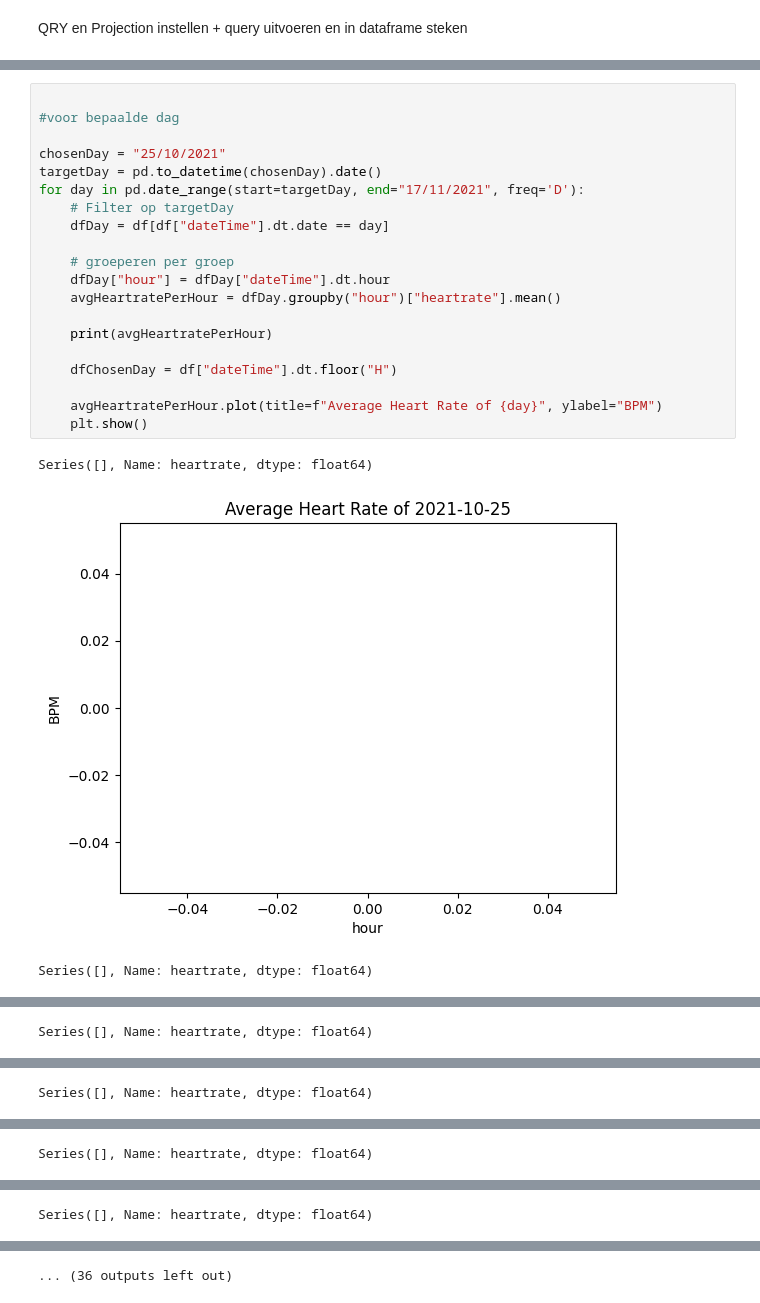
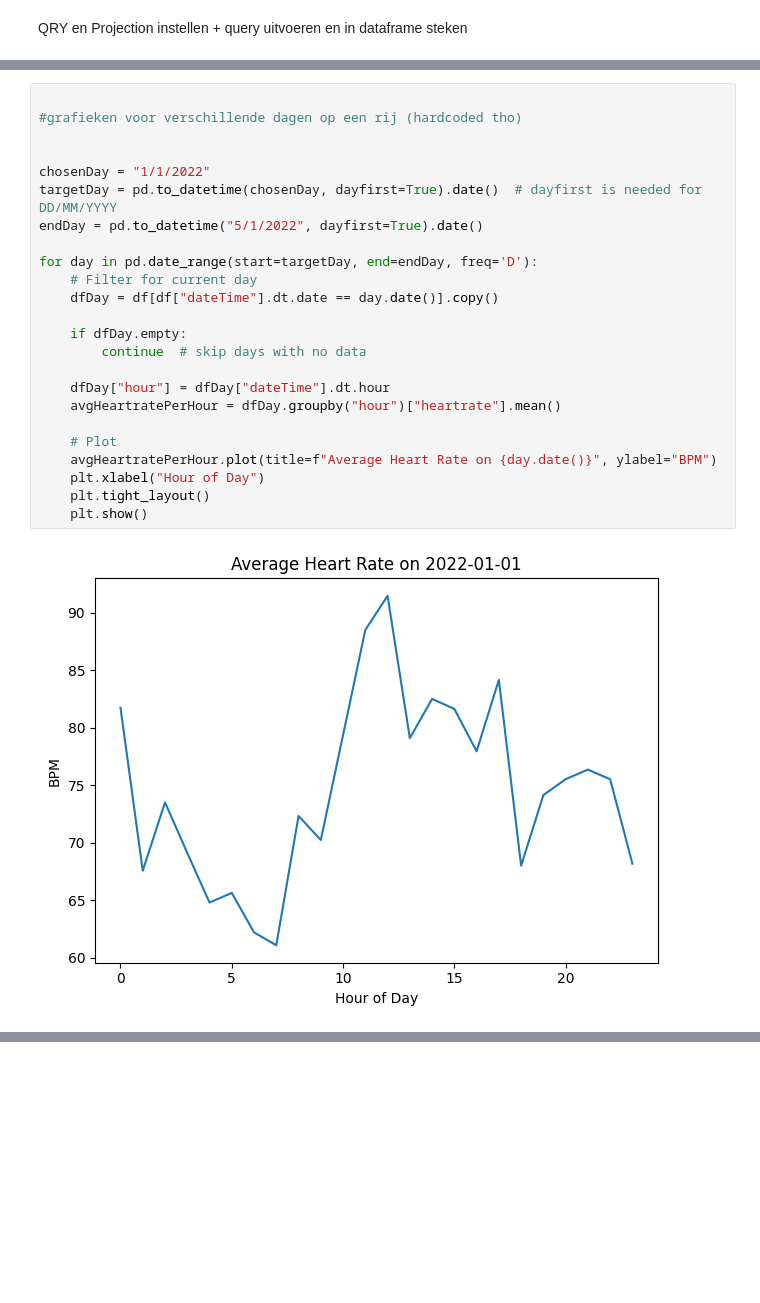
Before and after one commit to xanderaerts/ProjectLabProject, a Jupyter notebook: heartRate.ipynb, the cells around one changed output, grey strips where cells are left out. Saved outputs shown, nothing was run; the diff lists cells and outputs as text; blank space fills up the shorter version.

```diff
--- a/heartRate.ipynb
+++ b/heartRate.ipynb
@@ -93,24 +115,26 @@ See the caveats in the documentation: https://pandas.pydata.org/pandas-docs/stab
 # %%
 
-#voor bepaalde dag
+#grafieken voor verschillende dagen op een rij (hardcoded tho)
 
-chosenDay = "25/10/2021"
-targetDay = pd.to_datetime(chosenDay).date()
-for day in pd.date_range(start=targetDay, end="17/11/2021", freq='D'):
-    # Filter op targetDay
-    dfDay = df[df["dateTime"].dt.date == day]
 
-    # groeperen per groep
+chosenDay = "1/1/2022"
+targetDay = pd.to_datetime(chosenDay, dayfirst=True).date()  # dayfirst is needed for DD/MM/YYYY
+endDay = pd.to_datetime("5/1/2022", dayfirst=True).date()
+
+for day in pd.date_range(start=targetDay, end=endDay, freq='D'):
+    # Filter for current day
+    dfDay = df[df["dateTime"].dt.date == day.date()].copy()
+
+    if dfDay.empty:
+        continue  # skip days with no data
+
     dfDay["hour"] = dfDay["dateTime"].dt.hour
     avgHeartratePerHour = dfDay.groupby("hour")["heartrate"].mean()
 
-    print(avgHeartratePerHour)
-
-    dfChosenDay = df["dateTime"].dt.floor("H")
-
-    avgHeartratePerHour.plot(title=f"Average Heart Rate of {day}", ylabel="BPM")
+    # Plot
+    avgHeartratePerHour.plot(title=f"Average Heart Rate on {day.date()}", ylabel="BPM")
+    plt.xlabel("Hour of Day")
+    plt.tight_layout()
     plt.show()
 # %% [output]
-Series([], Name: heartrate, dtype: float64)
-[figure, old version]
+[figure, new version]
-Series([], Name: heartrate, dtype: float64)
@@ -118 +141,0 @@ Series([], Name: heartrate, dtype: float64)
-Series([], Name: heartrate, dtype: float64)
@@ -120 +142,0 @@ Series([], Name: heartrate, dtype: float64)
-Series([], Name: heartrate, dtype: float64)
@@ -122 +143,0 @@ Series([], Name: heartrate, dtype: float64)
-Series([], Name: heartrate, dtype: float64)
@@ -124 +144,0 @@ Series([], Name: heartrate, dtype: float64)
-Series([], Name: heartrate, dtype: float64)
@@ -126 +144,0 @@ Series([], Name: heartrate, dtype: float64)
-... (36 outputs left out)
```
Also changed, not shown: parts of 6 cells of this notebook, 1 other file.
